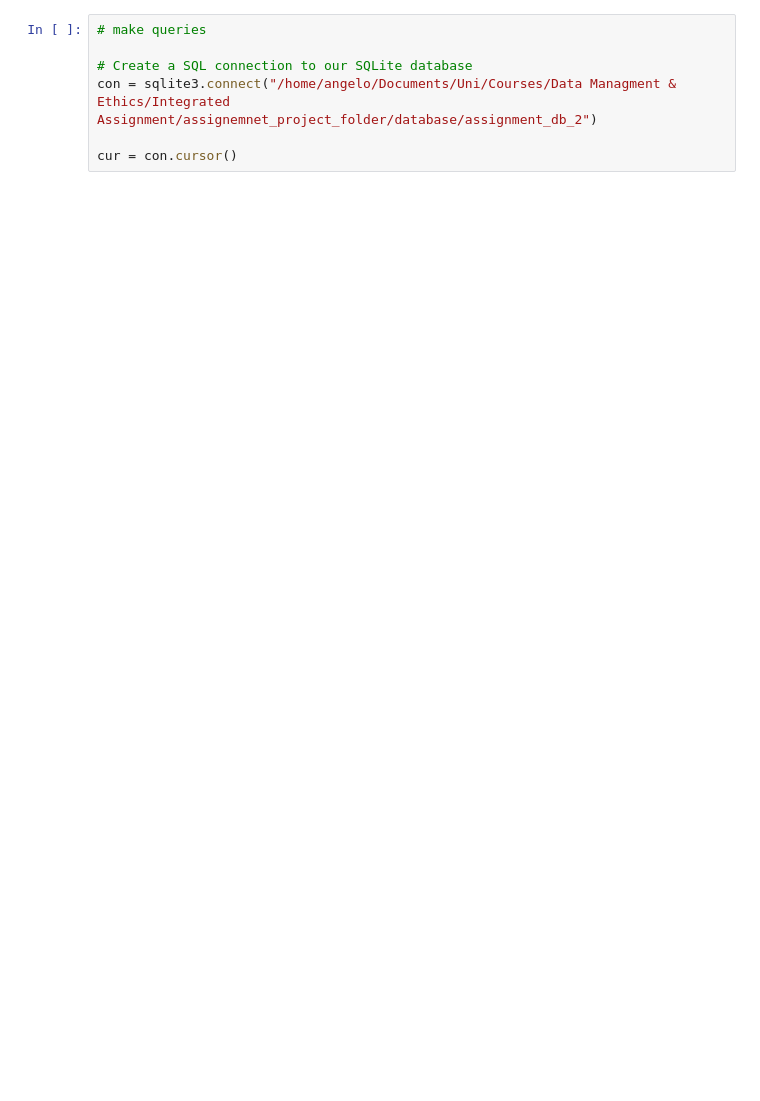
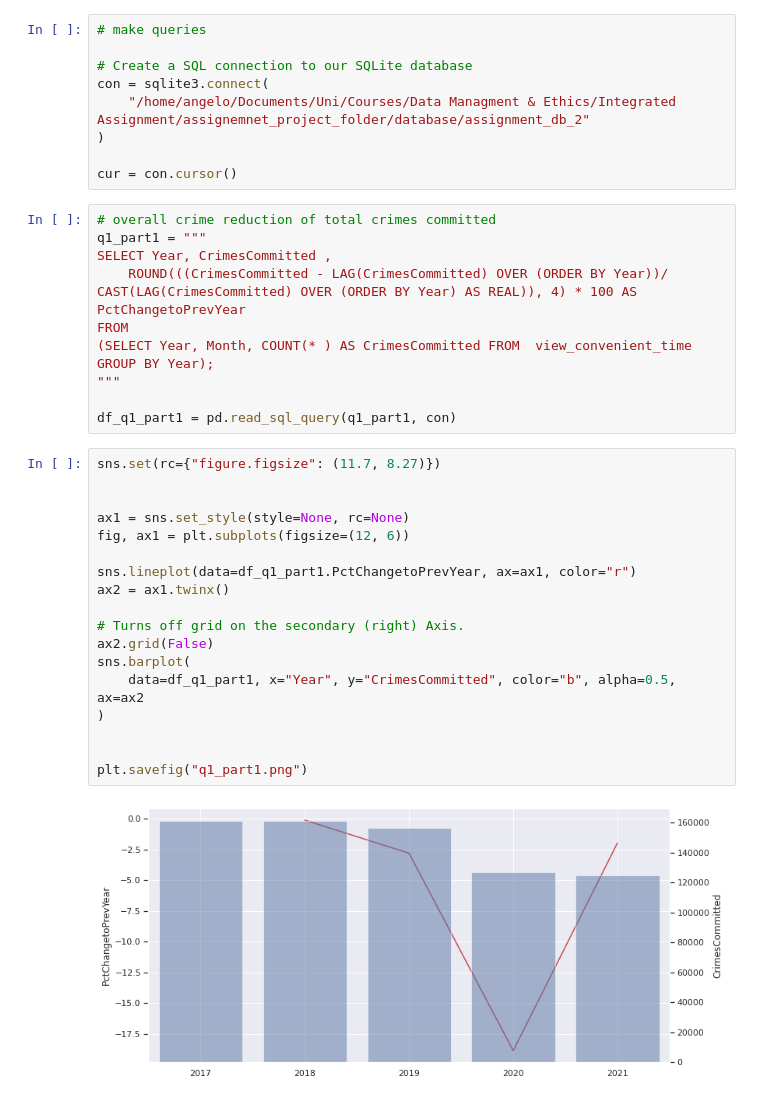
Before and after one commit to AngeloBarisano/data_management_and_ethics, a Jupyter notebook: Code/viz_file.ipynb, the cells around one changed output. Cells and saved outputs as stored; diff of their text form; blank space fills up the shorter version.

Commit message:
finish part 6 with most queries

```diff
--- a/Code/viz_file.ipynb
+++ b/Code/viz_file.ipynb
@@ -5,7 +20,40 @@ import pandas as pd
 # make queries
 
 # Create a SQL connection to our SQLite database
-con = sqlite3.connect("/home/angelo/Documents/Uni/Courses/Data Managment & Ethics/Integrated Assignment/assignemnet_project_folder/database/assignment_db_2")
+con = sqlite3.connect(
+    "/home/angelo/Documents/Uni/Courses/Data Managment & Ethics/Integrated Assignment/assignemnet_project_folder/database/assignment_db_2"
+)
 
 cur = con.cursor()
+# %%
+# overall crime reduction of total crimes committed
+q1_part1 = """
+SELECT Year, CrimesCommitted ,
+	ROUND(((CrimesCommitted - LAG(CrimesCommitted) OVER (ORDER BY Year))/ CAST(LAG(CrimesCommitted) OVER (ORDER BY Year) AS REAL)), 4) * 100 AS PctChangetoPrevYear
+FROM
+(SELECT Year, Month, COUNT(* ) AS CrimesCommitted FROM  view_convenient_time
+GROUP BY Year);
+"""
+
+df_q1_part1 = pd.read_sql_query(q1_part1, con)
+# %%
+sns.set(rc={"figure.figsize": (11.7, 8.27)})
+
+
+ax1 = sns.set_style(style=None, rc=None)
+fig, ax1 = plt.subplots(figsize=(12, 6))
+
+sns.lineplot(data=df_q1_part1.PctChangetoPrevYear, ax=ax1, color="r")
+ax2 = ax1.twinx()
+
+# Turns off grid on the secondary (right) Axis.
+ax2.grid(False)
+sns.barplot(
+    data=df_q1_part1, x="Year", y="CrimesCommitted", color="b", alpha=0.5, ax=ax2
+)
+
+
+plt.savefig("q1_part1.png")
+# %% [output]
+[figure, added]
 # %%
```
Also changed, not shown: parts of 12 cells of this notebook, 13 other files.
